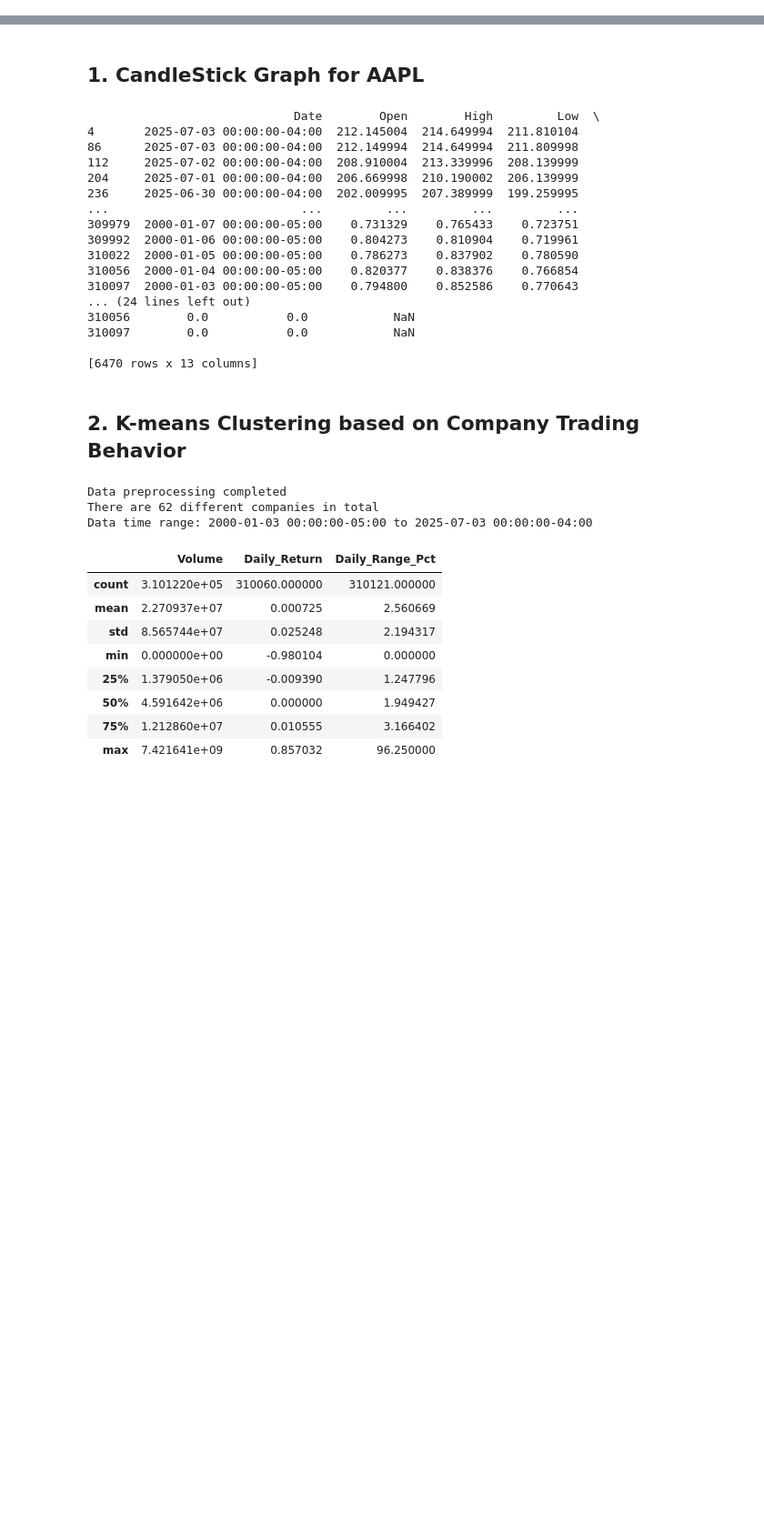
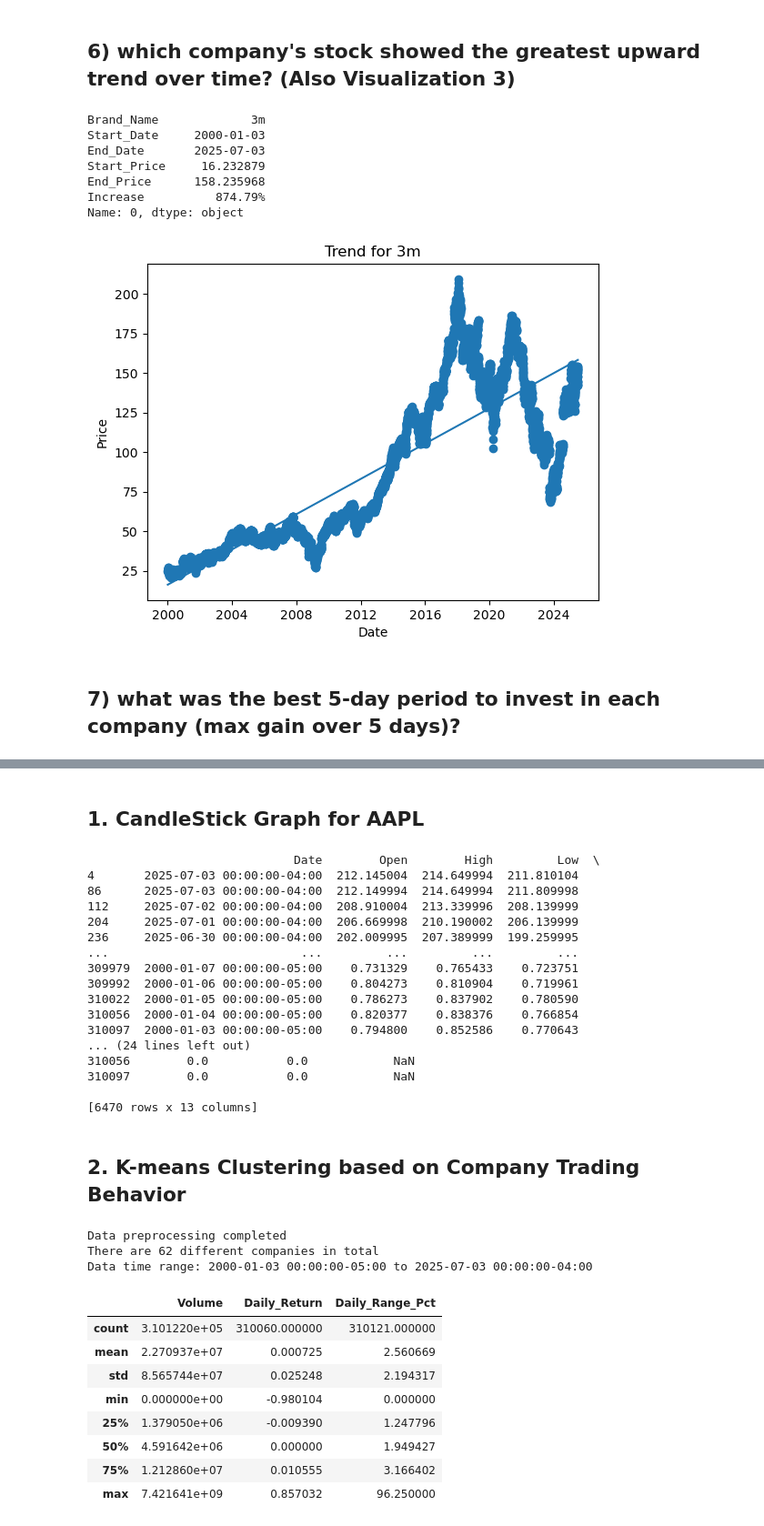
Before and after one commit to LQ458/World_Stock_Price, a Jupyter notebook: project.ipynb, the cells around one changed output, grey strips where cells are left out. Shown at 91% size. Cells and saved outputs as stored; diff of their text form; code cells hidden in the pictures; blank space fills up the shorter version.

```diff
--- a/viz.ipynb
+++ b/project.ipynb
@@ -32,0 +58,5 @@ The first 5 rows:
+# %%
+# single pass
+df['Volatility (%)'] = (df['High'] - df['Low']) / df['Low'] * 100
+max_vol_row = df.loc[df['Volatility (%)'].idxmax()]
+print(max_vol_row)
@@ -32,0 +96,71 @@ The first 5 rows:
+# %% [markdown]
+## 6) which company's stock showed the greatest upward trend over time? (Also Visualization 3)
+# %%
+# fit a linear regression of close vs. date‑ordinal per company to capture its long‑term price trend
+# predict the model’s start/end prices, compute % change, and select the company with the highest gain
+df['Date'] = pd.to_datetime(df['Date'], utc=True)
+results = []
+for company, group in df.groupby('Brand_Name'):
+  group = group.sort_values(by='Date')
+  if len(group) < 2:
+    continue
+  x = group['Date'].map(pd.Timestamp.toordinal).values.reshape(-1, 1) # again not sure why it says not a function
+  y = group['Close'].values
+
+  model = LinearRegression().fit(x, y)
+
+  start_date = x[0, 0]
+  end_date = x[-1, 0]
+  start_pred = model.predict([[start_date]])[0]
+  end_pred = model.predict([[end_date]])[0]
+
+  increase = (end_pred - start_pred) / start_pred * 100
+
+  results.append({
+    'Brand_Name': company,
+    'Start_Date': group['Date'].iloc[0],
+    'End_Date': group['Date'].iloc[-1],
+    'Start_Price': start_pred,
+    'End_Price': end_pred,
+    'Increase': f"{increase:.2f}%",
+  })
+
+results_df = pd.DataFrame(results)
+results_df['Start_Date'] = results_df['Start_Date'].dt.date
+results_df['End_Date'] = results_df['End_Date'].dt.date
+
+max_increase = results_df.loc[results_df['Increase'].idxmax()]
+print(max_increase)
+
+# visualization
+
+best_brand = max_increase['Brand_Name']
+group = df[df['Brand_Name'] == best_brand].sort_values('Date')
+
+x_ord = group['Date'].map(pd.Timestamp.toordinal).values.reshape(-1,1)
+y = group['Close'].values
+
+model = LinearRegression().fit(x_ord, y)
+
+x_line = np.linspace(x_ord.min(), x_ord.max(), 100)
+y_line = model.predict(x_line.reshape(-1,1))
+dates_line = [pd.Timestamp.fromordinal(int(d)) for d in x_line]
+
+plt.figure()
+plt.scatter(group['Date'], y)
+plt.plot(dates_line, y_line)
+plt.title(f'Trend for {best_brand}')
+plt.xlabel('Date')
+plt.ylabel('Price')
+plt.show()
+# %% [output]
+Brand_Name             3m
+Start_Date     2000-01-03
+End_Date       2025-07-03
+Start_Price     16.232879
+End_Price      158.235968
+Increase          874.79%
+Name: 0, dtype: object
+[figure, added]
+# %% [markdown]
+## 7) what was the best 5-day period to invest in each company (max gain over 5 days)?
```
Also changed, not shown: parts of 15 cells of this notebook, 2 other files.
